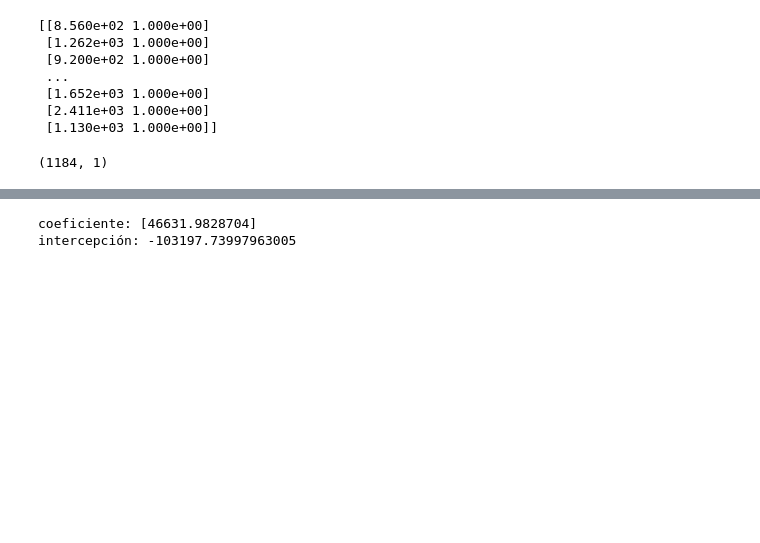
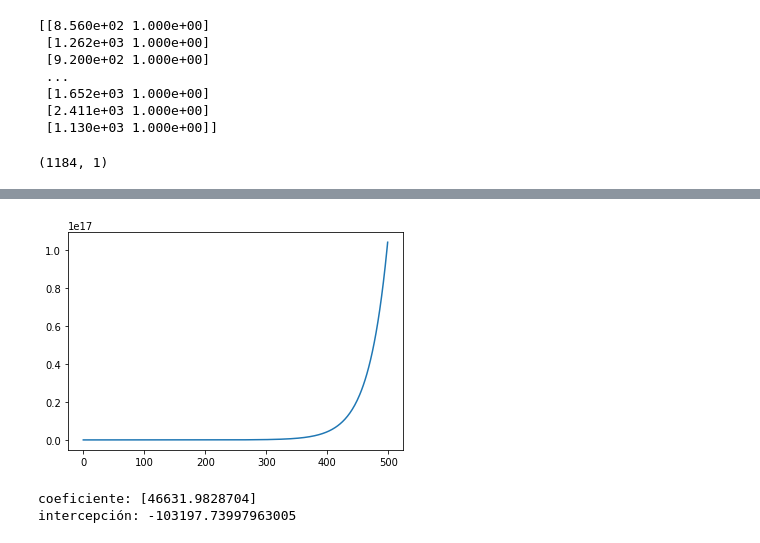
Before and after one commit to victorusacgt/Proyecto-Python, a Jupyter notebook: Proyecto 19005180 .ipynb, the cells around one changed output, grey strips where cells are left out. Cells and saved outputs as stored; diff of their text form; code cells hidden in the pictures; blank space fills up the shorter version.

```diff
--- a/Proyecto 19005180 .ipynb
+++ b/Proyecto 19005180 .ipynb
@@ -270,3 +251,10 @@ grafica(var2)
+# %%
+x = 2 #X2
+var1, var2 = entrenamiento(x,y,500,500,0.000007)
+
+grafica(var2)
+# %% [output]
+[figure, added]
 # %%
 modelo1= LinearRegression()
 modelo1.fit(c[:,1].reshape(-1,1),c[:,0]) #X1
```
Also changed, not shown: parts of 4 cells of this notebook.
